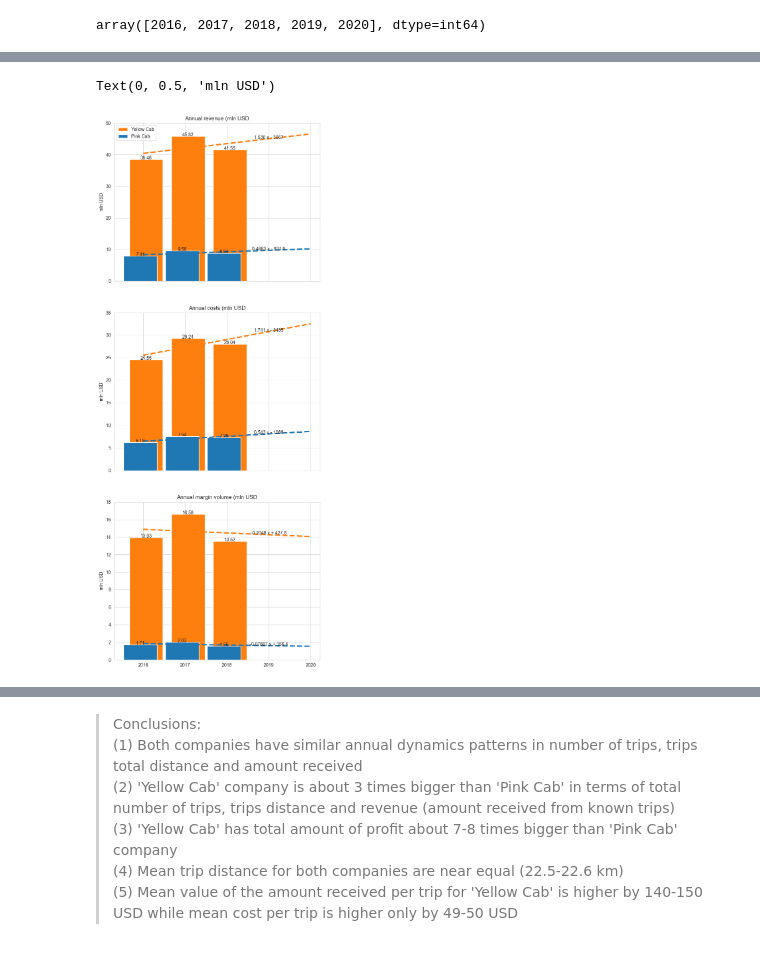
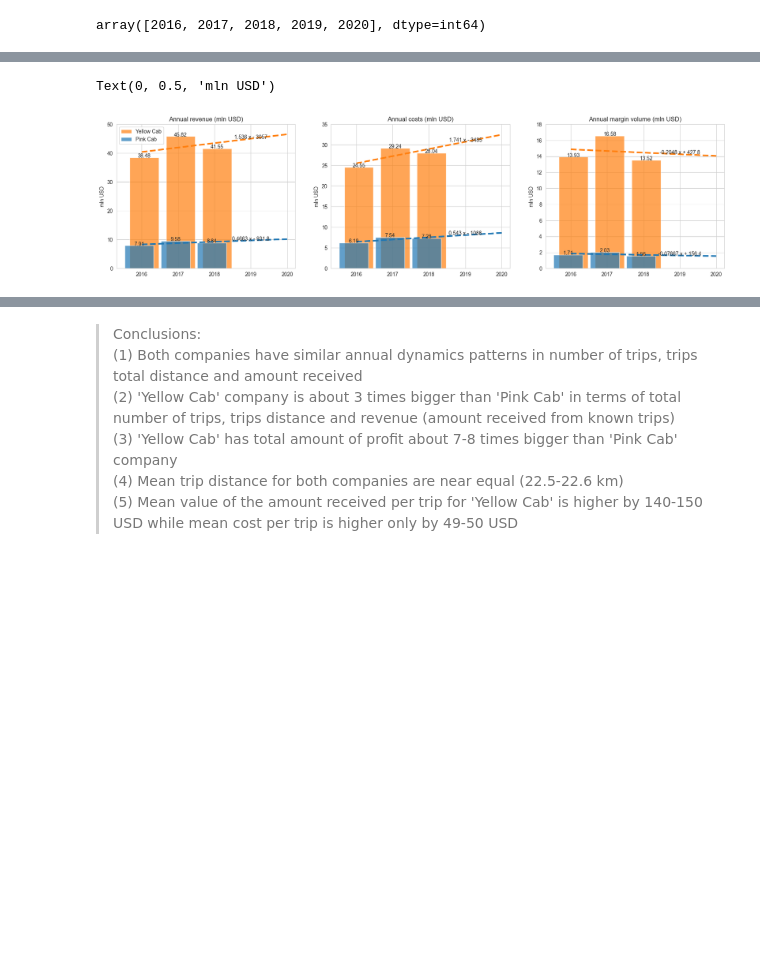
Before and after one commit to sharuhinda/cab_companies_analysis, a Jupyter notebook: 2_eda.ipynb, the cells around one changed output, grey strips where cells are left out. Cells and saved outputs as stored; diff of their text form; code cells hidden in the pictures; blank space fills up the shorter version.

```diff
--- a/2_eda.ipynb
+++ b/2_eda.ipynb
@@ -199,7 +199,7 @@ x_axis
 array([2016, 2017, 2018, 2019, 2020], dtype=int64)
 # %%
 # Plots of overall characteristics:
-fig, axs = plt.subplots(3, 1, figsize=(8, 21), sharex=True)
+fig, axs = plt.subplots(1, 3, figsize=(21, 5), sharex=True)
 col_width = 0.6
 bar_shift = 0.07
 opacity = 0.7
@@ -261,9 +261,9 @@ ax.set_ylabel('Total trips distance, mln km');
 # %%
 # Plots of financial indicators:
-fig, axs = plt.subplots(3, 1, figsize=(8, 21), sharex=True)
+fig, axs = plt.subplots(1, 3, figsize=(21, 5), sharex=True)
 col_width = 0.6
 bar_shift = 0.07
-opacity = 1
+opacity = 0.7
 
 # 1 - annual revenue
 ax = axs[0]
@@ -291,34 +291,34 @@ for ccode, company, color_idx, shift in zip(['y', 'p'], ['Yellow Cab', 'Pink Cab
     for i in range(len(x_df)):
         ax.text(x_df[i]+shift, y_df[i], np.round(y_df[i], 2), ha = 'center')
 
     # trendline
     trendline = np.poly1d(np.polyfit(x_df, y_df, 1))
     ax.plot(x_axis, trendline(x_axis), color=color_idx, linewidth=3, linestyle='--', label='_'+company+' trendline')
     ax.text(x_axis[-2], trendline(x_axis[-2]), str(trendline), ha='center')
 ax.set_title('Annual costs (mln USD)')
 ax.set_ybound(lower=0, upper=35)
 #ax.set_yticklabels([0.5*i for i in range(6)])
 ax.set_ylabel('mln USD')
 
 # 3 - annual margin
 ax = axs[2]
 for ccode, company, color_idx, shift in zip(['y', 'p'], ['Yellow Cab', 'Pink Cab'], [y_color, p_color], [bar_shift, -bar_shift]):
     y_df = df_annual_ind.loc[ccode, 'margin'].to_numpy() / 1e6
     ax.bar(x=x_df+shift, height=y_df, color=color_idx, label=company, alpha=opacity) #sns.color_palette()[color_idx]
     for i in range(len(x_df)):
         ax.text(x_df[i]+shift, y_df[i], np.round(y_df[i], 2), ha = 'center')
 
     # trendline
     trendline = np.poly1d(np.polyfit(x_df, y_df, 1))
     ax.plot(x_axis, trendline(x_axis), color=color_idx, linewidth=3, linestyle='--', label='_'+company+' trendline')
     ax.text(x_axis[-2], trendline(x_axis[-2]), str(trendline), ha='center')
 ax.set_title('Annual margin volume (mln USD)')
 ax.set_ybound(lower=0, upper=18)
 #ax.set_yticklabels([0.5*i for i in range(6)])
 ax.set_ylabel('mln USD')
 # %% [output]
 Text(0, 0.5, 'mln USD')
-[figure, old version]
+[figure, new version]
 # %%
 df_correct_mean_std = df.groupby(['company', df['trip_date'].dt.year]).agg({
     'transaction_id': ['count'],
```
Also changed, not shown: parts of 12 cells of this notebook.
